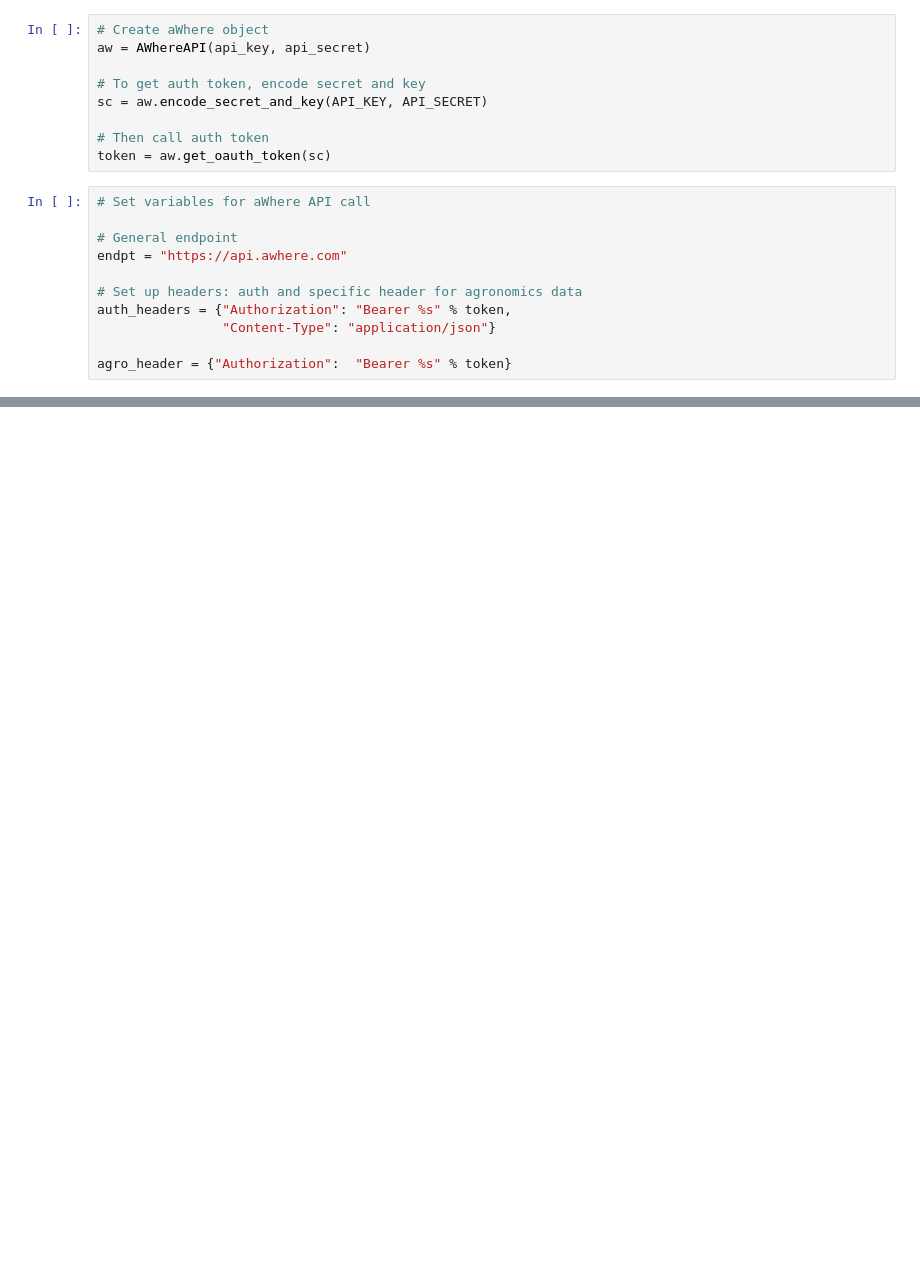
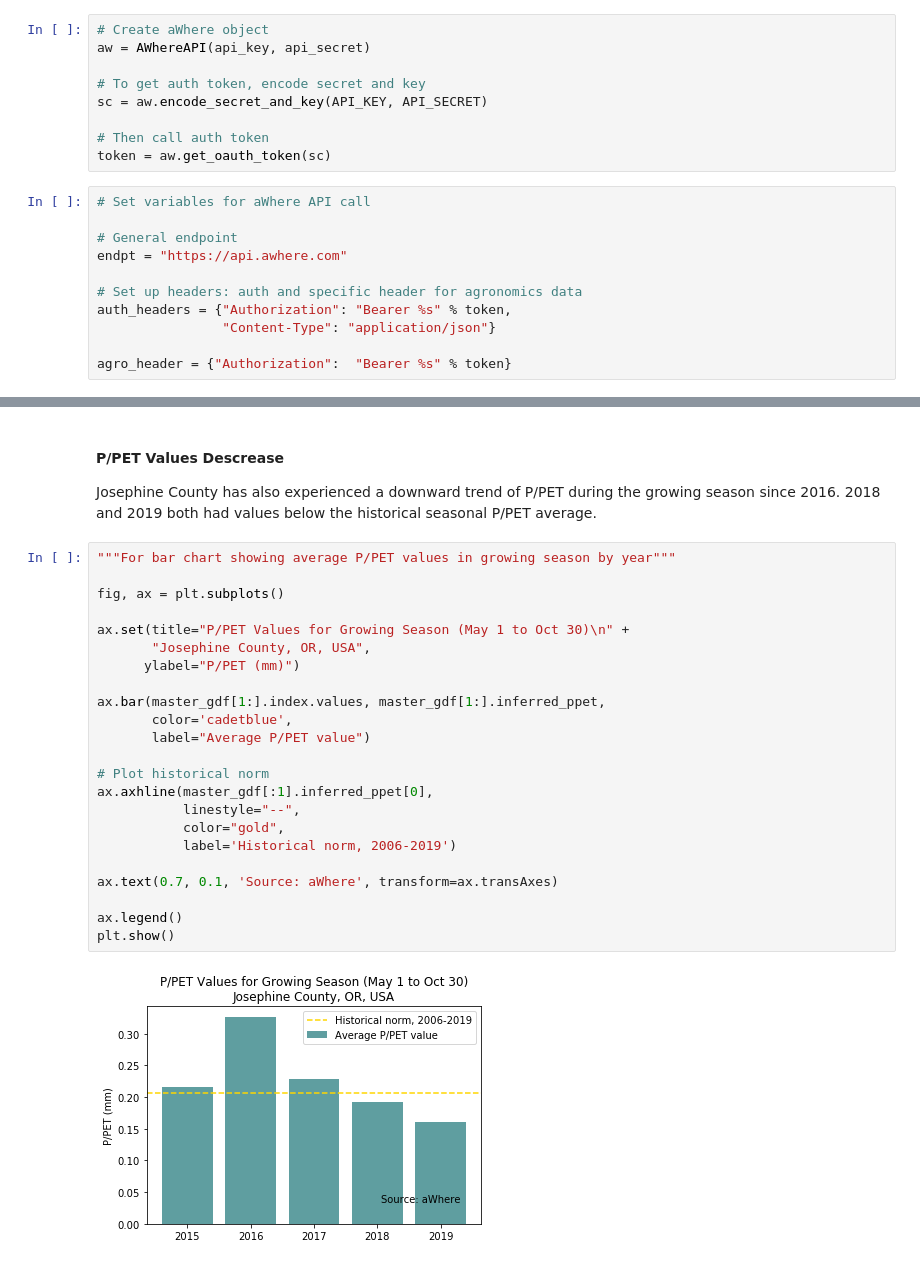
Before and after one commit to dphillips97/drought-tracker, a Jupyter notebook: project_nb/drought_tracker.ipynb, the cells around one changed output, grey strips where cells are left out. Saved outputs shown, nothing was run; the diff lists cells and outputs as text; blank space fills up the shorter version.

```diff
--- a/project_nb/drought_tracker.ipynb
+++ b/project_nb/drought_tracker.ipynb
@@ -801,0 +713,28 @@ gdf.set_index(gdf.year, inplace=True)
+# %% [markdown]
+#### P/PET Values Descrease
+Josephine County has also experienced a downward trend of P/PET during the growing season since 2016. 2018 and 2019 both had values below the historical seasonal P/PET average.
+# %%
+"""For bar chart showing average P/PET values in growing season by year"""
+
+fig, ax = plt.subplots()
+
+ax.set(title="P/PET Values for Growing Season (May 1 to Oct 30)\n" +
+       "Josephine County, OR, USA",
+      ylabel="P/PET (mm)")
+
+ax.bar(master_gdf[1:].index.values, master_gdf[1:].inferred_ppet,
+       color='cadetblue',
+       label="Average P/PET value")
+
+# Plot historical norm
+ax.axhline(master_gdf[:1].inferred_ppet[0],
+           linestyle="--",
+           color="gold",
+           label='Historical norm, 2006-2019')
+
+ax.text(0.7, 0.1, 'Source: aWhere', transform=ax.transAxes)
+
+ax.legend()
+plt.show()
+# %% [output]
+[figure, added]
```
Also changed, not shown: parts of 38 cells of this notebook, 6 other files.
